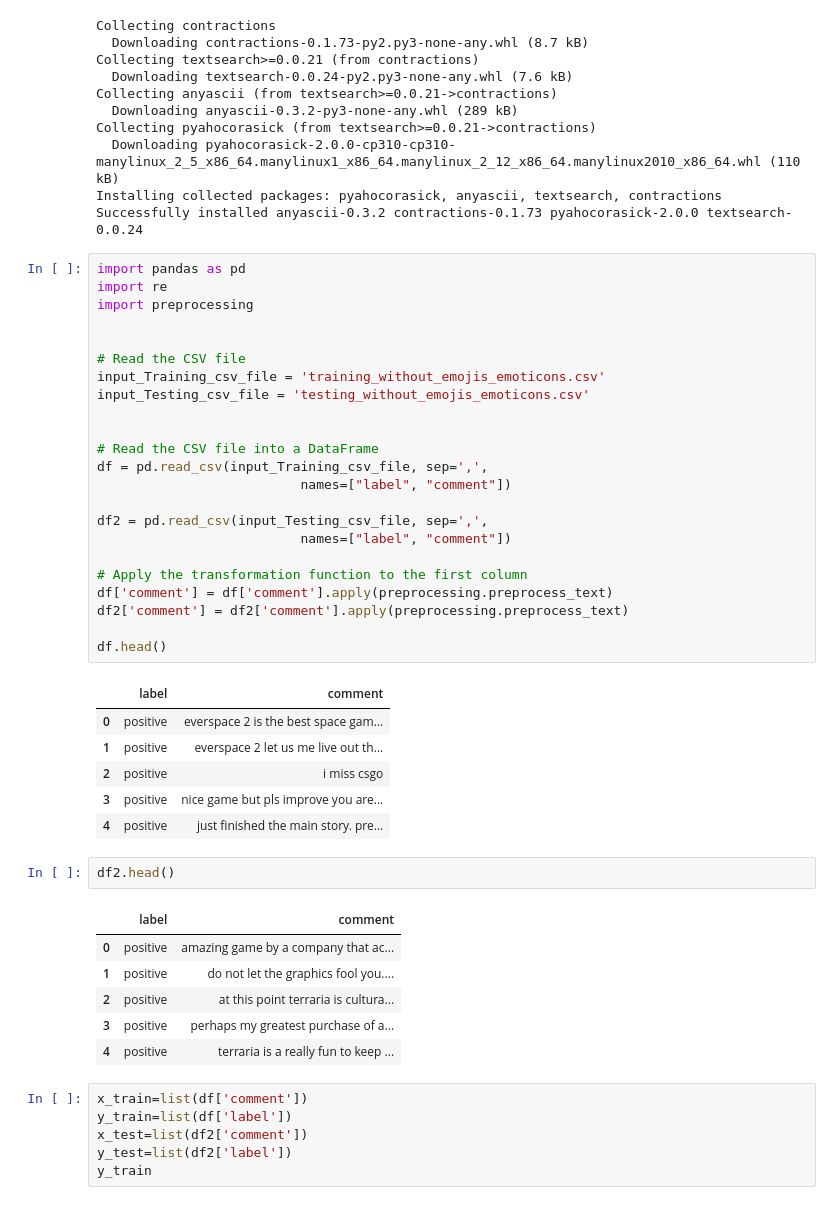
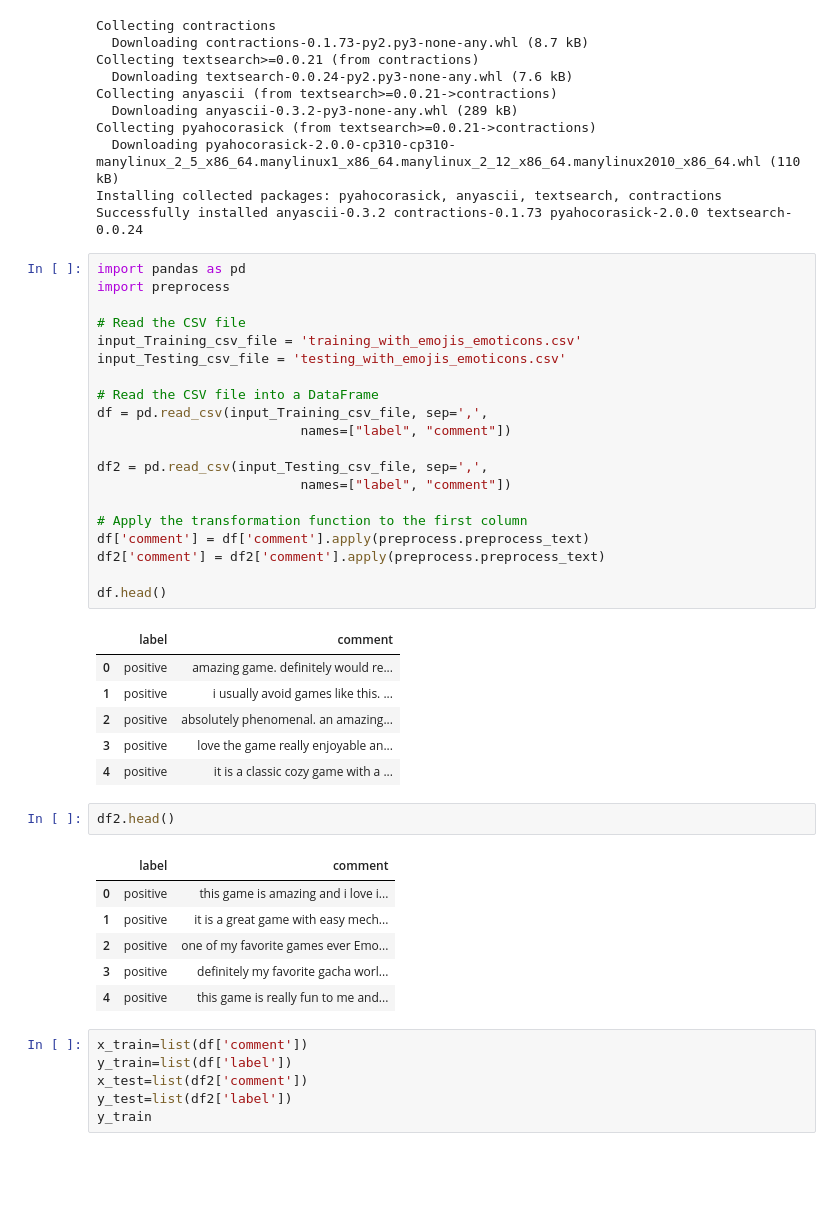
Before and after one commit to QueencessMay/thesis-project, a Jupyter notebook: thesis_app/testing/testing_with_emoji_emoticon.ipynb, the cells around one changed output. Saved outputs shown, nothing was run; the diff lists cells and outputs as text; blank space fills up the shorter version.

```diff
--- a/thesis_app/testing/testing_with_emoji_emoticon.ipynb
+++ b/thesis_app/testing/testing_with_emoji_emoticon.ipynb
@@ -33,43 +33,40 @@ Installing collected packages: pyahocorasick, anyascii, textsearch, contractions
 Successfully installed anyascii-0.3.2 contractions-0.1.73 pyahocorasick-2.0.0 textsearch-0.0.24
 # %%
 import pandas as pd
-import re
-import preprocessing
-
+import preprocess
 
 # Read the CSV file
-input_Training_csv_file = 'training_without_emojis_emoticons.csv'
-input_Testing_csv_file = 'testing_without_emojis_emoticons.csv'
-
+input_Training_csv_file = 'training_with_emojis_emoticons.csv'
+input_Testing_csv_file = 'testing_with_emojis_emoticons.csv'
 
 # Read the CSV file into a DataFrame
 df = pd.read_csv(input_Training_csv_file, sep=',',
                           names=["label", "comment"])
 
 df2 = pd.read_csv(input_Testing_csv_file, sep=',',
                           names=["label", "comment"])
 
 # Apply the transformation function to the first column
-df['comment'] = df['comment'].apply(preprocessing.preprocess_text)
-df2['comment'] = df2['comment'].apply(preprocessing.preprocess_text)
+df['comment'] = df['comment'].apply(preprocess.preprocess_text)
+df2['comment'] = df2['comment'].apply(preprocess.preprocess_text)
 
 df.head()
 # %% [output]
 |  | label | comment |
-| 0 | positive | everspace 2 is the best space gam... |
-| 1 | positive | everspace 2 let us me live out th... |
-| 2 | positive | i miss csgo |
-| 3 | positive | nice game but pls improve you are... |
-| 4 | positive | just finished the main story. pre... |
+| 0 | positive | amazing game. definitely would re... |
+| 1 | positive | i usually avoid games like this. ... |
+| 2 | positive | absolutely phenomenal. an amazing... |
+| 3 | positive | love the game really enjoyable an... |
+| 4 | positive | it is a classic cozy game with a ... |
 # %%
 df2.head()
 # %% [output]
 |  | label | comment |
-| 0 | positive | amazing game by a company that ac... |
-| 1 | positive | do not let the graphics fool you.... |
-| 2 | positive | at this point terraria is cultura... |
-| 3 | positive | perhaps my greatest purchase of a... |
-| 4 | positive | terraria is a really fun to keep ... |
+| 0 | positive | this game is amazing and i love i... |
+| 1 | positive | it is a great game with easy mech... |
+| 2 | positive | one of my favorite games ever Emo... |
+| 3 | positive | definitely my favorite gacha worl... |
+| 4 | positive | this game is really fun to me and... |
 # %%
 x_train=list(df['comment'])
 y_train=list(df['label'])
```
Also changed, not shown: parts of 8 cells of this notebook, 2 other files.
